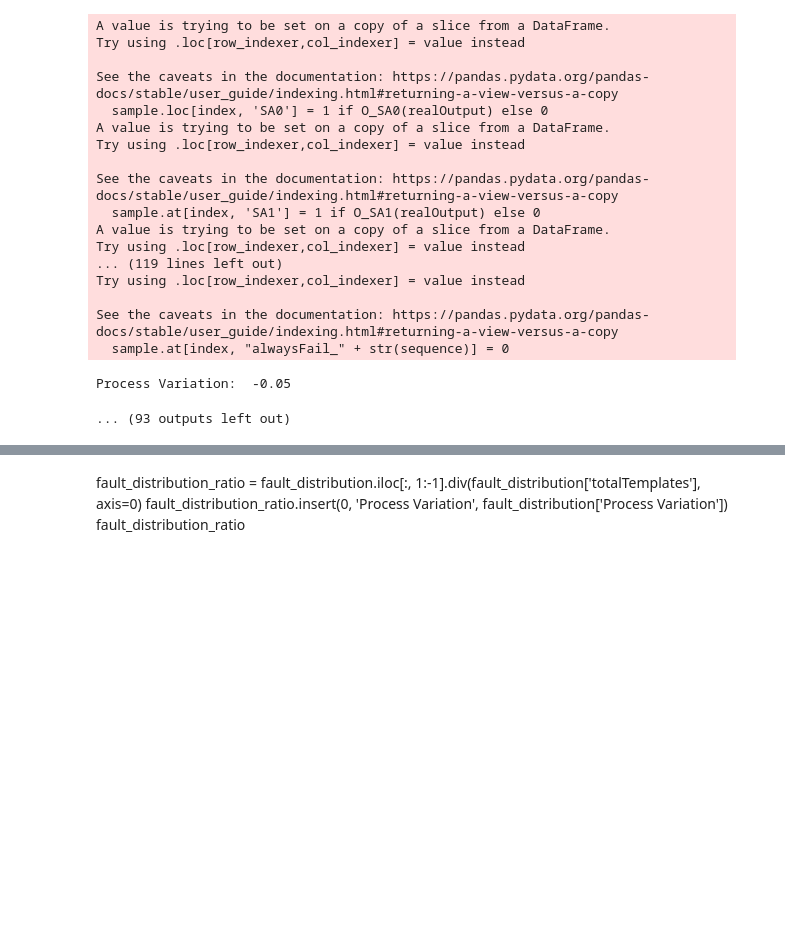
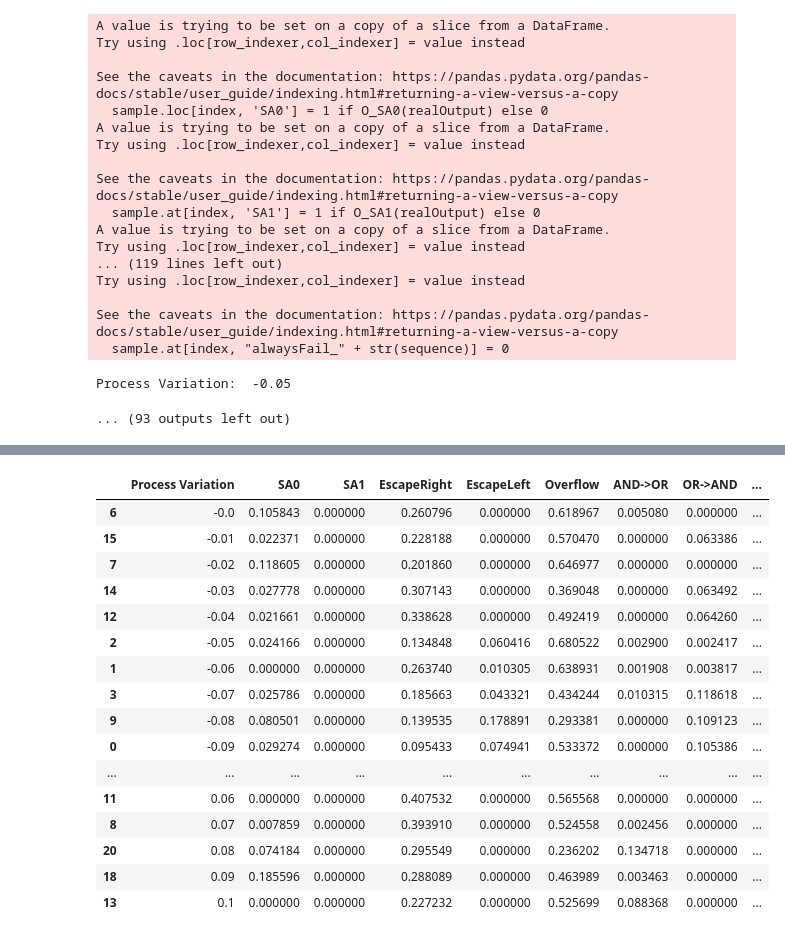
Before and after one commit to carrienlei/RSFQ_2, a Jupyter notebook: determinismHierarchyOR.ipynb, the cells around one changed output, grey strips where cells are left out. Cells and saved outputs as stored; diff of their text form; code cells hidden in the pictures; blank space fills up the shorter version.

```diff
--- a/determinismHierarchyOR.ipynb
+++ b/determinismHierarchyOR.ipynb
@@ -203,4 +203,22 @@ fault_distribution
-# %% [markdown]
-fault_distribution_ratio = fault_distribution.iloc[:, 1:-1].div(fault_distribution['totalTemplates'], axis=0)
-fault_distribution_ratio.insert(0, 'Process Variation', fault_distribution['Process Variation'])
-fault_distribution_ratio
+# %%
+fault_distribution_ratio = fault_distribution.iloc[:, 1:-1].div(fault_distribution['totalTemplates'], axis=0)
+fault_distribution_ratio.insert(0, 'Process Variation', fault_distribution['Process Variation'])
+fault_distribution_ratio
+# %% [output]
+|  | Process Variation | SA0 | SA1 | EscapeRight | EscapeLeft | Overflow | AND->OR | OR->AND | ... |
+| 6 | -0.0 | 0.105843 | 0.000000 | 0.260796 | 0.000000 | 0.618967 | 0.005080 | 0.000000 | ... |
+| 15 | -0.01 | 0.022371 | 0.000000 | 0.228188 | 0.000000 | 0.570470 | 0.000000 | 0.063386 | ... |
+| 7 | -0.02 | 0.118605 | 0.000000 | 0.201860 | 0.000000 | 0.646977 | 0.000000 | 0.000000 | ... |
+| 14 | -0.03 | 0.027778 | 0.000000 | 0.307143 | 0.000000 | 0.369048 | 0.000000 | 0.063492 | ... |
+| 12 | -0.04 | 0.021661 | 0.000000 | 0.338628 | 0.000000 | 0.492419 | 0.000000 | 0.064260 | ... |
+| 2 | -0.05 | 0.024166 | 0.000000 | 0.134848 | 0.060416 | 0.680522 | 0.002900 | 0.002417 | ... |
+| 1 | -0.06 | 0.000000 | 0.000000 | 0.263740 | 0.010305 | 0.638931 | 0.001908 | 0.003817 | ... |
+| 3 | -0.07 | 0.025786 | 0.000000 | 0.185663 | 0.043321 | 0.434244 | 0.010315 | 0.118618 | ... |
+| 9 | -0.08 | 0.080501 | 0.000000 | 0.139535 | 0.178891 | 0.293381 | 0.000000 | 0.109123 | ... |
+| 0 | -0.09 | 0.029274 | 0.000000 | 0.095433 | 0.074941 | 0.533372 | 0.000000 | 0.105386 | ... |
+| ... | ... | ... | ... | ... | ... | ... | ... | ... | ... |
+| 11 | 0.06 | 0.000000 | 0.000000 | 0.407532 | 0.000000 | 0.565568 | 0.000000 | 0.000000 | ... |
+| 8 | 0.07 | 0.007859 | 0.000000 | 0.393910 | 0.000000 | 0.524558 | 0.002456 | 0.000000 | ... |
+| 20 | 0.08 | 0.074184 | 0.000000 | 0.295549 | 0.000000 | 0.236202 | 0.134718 | 0.000000 | ... |
+| 18 | 0.09 | 0.185596 | 0.000000 | 0.288089 | 0.000000 | 0.463989 | 0.003463 | 0.000000 | ... |
+| 13 | 0.1 | 0.000000 | 0.000000 | 0.227232 | 0.000000 | 0.525699 | 0.088368 | 0.000000 | ... |
```
Also changed, not shown: parts of 1 cell of this notebook, 1 other file.
